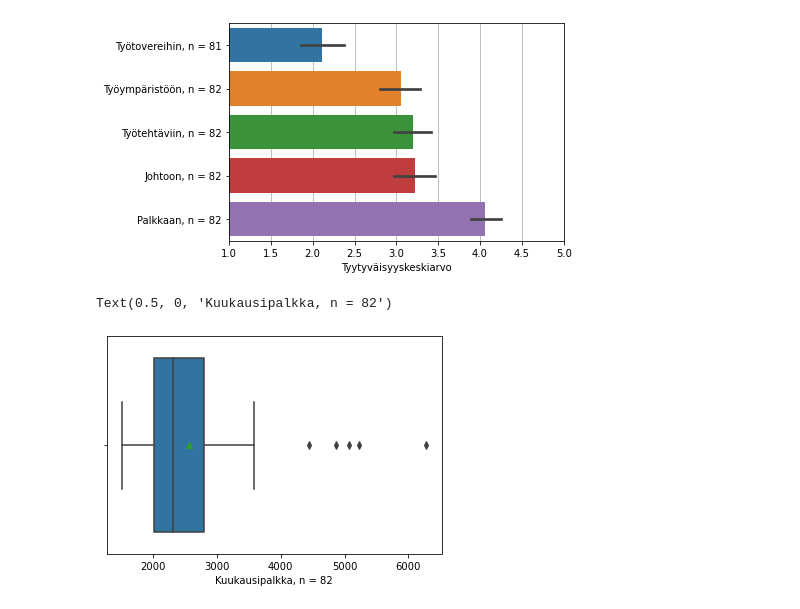
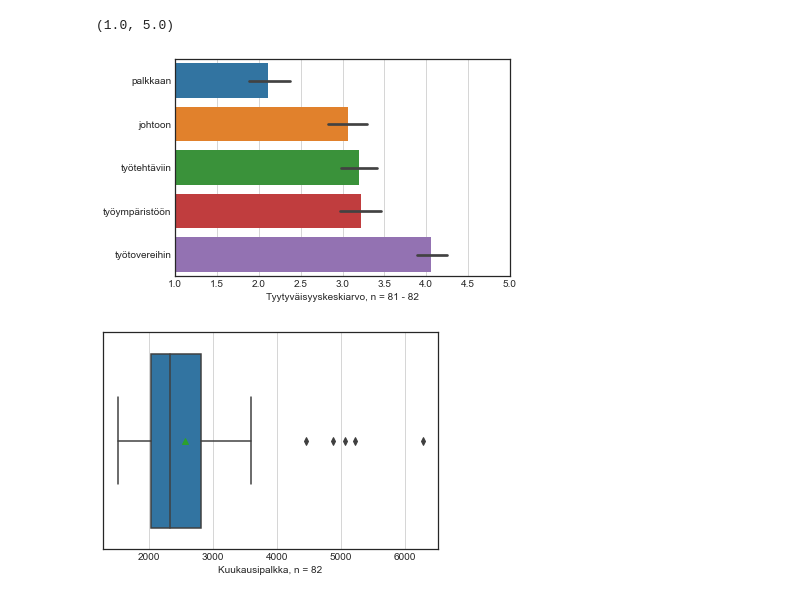
Before and after one commit to taanila/kuvaileva, a Jupyter notebook: tunnuslukuja.ipynb, the cells around one changed output. Drawn from its saved outputs; the diff is of its cells as text; code cells hidden in the pictures.

```diff
--- a/tunnuslukuja.ipynb
+++ b/tunnuslukuja.ipynb
@@ -18,11 +16,10 @@ Määrällisille muuttujille kannattaa laskea:
 import pandas as pd
 import matplotlib.pyplot as plt
 
-# seaborn on matplotlibin varaan rakennettu lisäkirjasto
+# Seaborn on matplotlibin varaan rakennettu lisäkirjasto
 import seaborn as sns
 
-# Grafiikan tulostaminen Jupyter notebookiin
-# Nykyisissä kirjastoversioissa ei enää tarpeellinen
-%matplotlib inline
+# Tyylimääritys grafiikalle
+plt.style.use('seaborn-white')
 # %%
 df = pd.read_excel('https://taanila.fi/data1.xlsx')
@@ -38,0 +41,5 @@ df.head()
+# %%
+# Korvaan joidenkin muuttujien nimet havainnollisemmilla nimillä
+df = df.rename(columns={'palveluv':'palveluvuodet', 'johto':'johtoon', 'työtov':'työtovereihin',
+                        'työymp':'työympäristöön', 'palkkat':'palkkaan', 'työteht':'työtehtäviin'})
+df
@@ -126,28 +154,26 @@ plt.grid(axis = 'x')
 # %%
-# Tyytyväisyyskeskiarvot seaborn-kirjaston barplot-kaaviona; mukaan tulee myös keskiarvojen virhemarginaalit
-# orient = 'h' tarkoittaa vaakapylväitä (horizontal)
-sns.barplot(data = df[['palkkat', 'johto', 'työteht', 'työymp', 'työtov']], orient = 'h', zorder = 2)
+# Keskiarvot seaborn-kirjaston barplot-kaaviona; mukaan tulee myös keskiarvojen virhemarginaalit
+# orient='h' tarkoittaa vaakapylväitä (horizontal)
+# Määritän muuttujien järjestyksen data-parametrissa keskiarvon mukaan
+sns.barplot(data=df[['palkkaan', 'johtoon', 'työtehtäviin', 'työympäristöön', 'työtovereihin']], orient='h')
 
-plt.xlabel('Tyytyväisyyskeskiarvo')
+plt.xlabel(f'Tyytyväisyyskeskiarvo, n = {n_min} - {n_max}')
 
-# Korvaan yticksit otsikot-listalla
-plt.yticks(ticks = [0, 1, 2, 3, 4], labels = otsikot)
-
-# Akselin skaalaus 1-5
+plt.grid(axis='x')
 plt.xlim(1, 5)
-
-# Pystysuuntainen taustaviivoitus
-plt.grid(axis = 'x')
 # %% [output]
+(1.0, 5.0)
-[figure, old version]
+[figure, new version]
 # %%
-# Viiden luvun yhteenveto (pienin, alaneljännes, mediaani, yläneljännes, suurin) seabornin boxplottina
-# showmeans parametrin ansioista myös keskiarvo (vihreä kolmio) näytetään
+# Boxplot palkalle
+# showmeans-parametrin ansioista myös keskiarvo (vihreä kolmio) näytetään
 # Huomattavan paljon muista poikkeavat havainnot näytetään erillisinä pisteinä
-sns.boxplot(x = df['palkka'], showmeans = True)
+sns.boxplot(x=df['palkka'], showmeans=True)
 
-plt.xlabel('Kuukausipalkka, n = ' + str(df['palkka'].count()))
+n = df['palkka'].count()
+plt.xlabel(f'Kuukausipalkka, n = {n}')
+
+plt.grid(axis='x')
 # %% [output]
-Text(0.5, 0, 'Kuukausipalkka, n = 82')
-[figure, old version]
+[figure, new version]
 # %%
```
Also changed, not shown: parts of 17 cells of this notebook.
